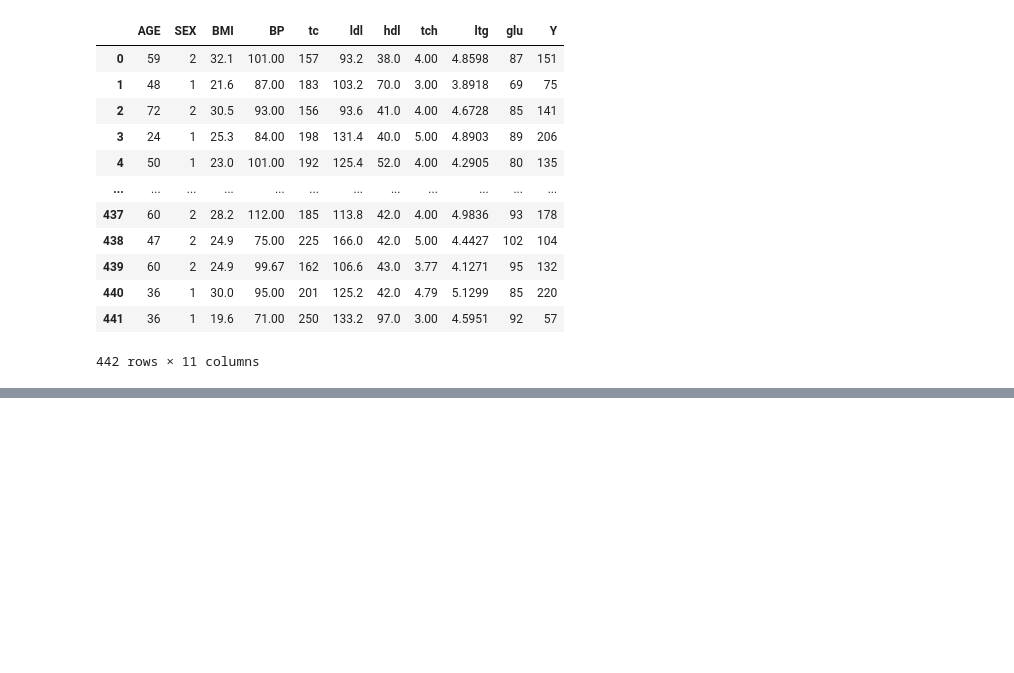
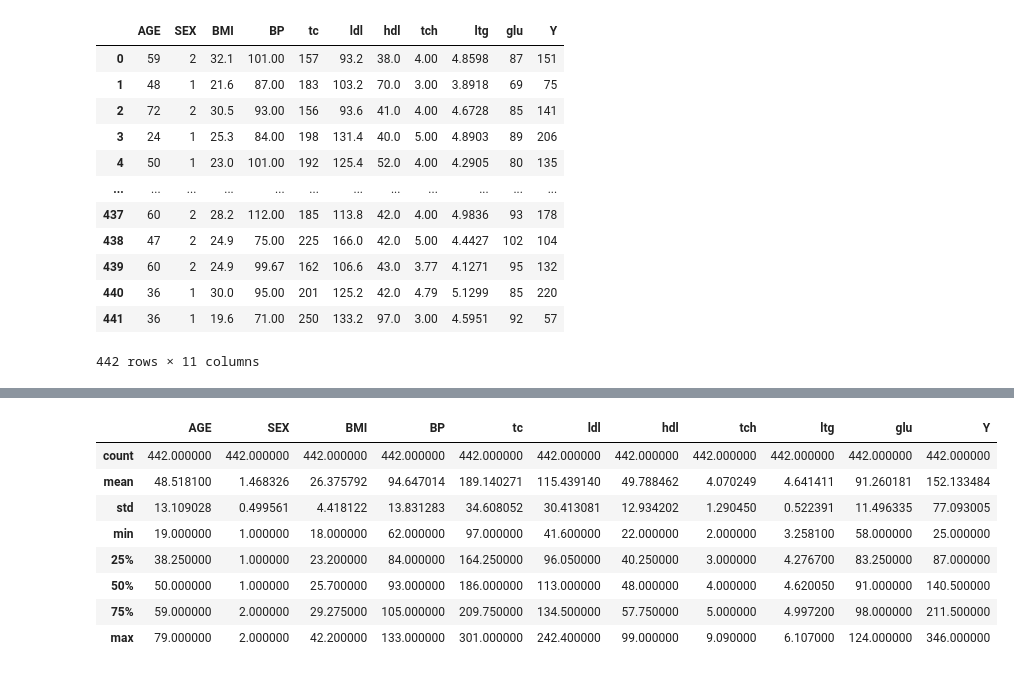
Before and after one commit to AdamDunn22/FinalProject, a Jupyter notebook: EDA.ipynb, the cells around one changed output, grey strips where cells are left out. Saved outputs shown, nothing was run; the diff lists cells and outputs as text; code cells hidden in the pictures; blank space fills up the shorter version.

```diff
--- a/EDA.ipynb
+++ b/EDA.ipynb
@@ -41,0 +63,12 @@ df3
+# %%
+df3.describe(include='all')
+# %% [output]
+|  | AGE | SEX | BMI | BP | tc | ldl | hdl | tch | ltg | glu | Y |
+| count | 442.000000 | 442.000000 | 442.000000 | 442.000000 | 442.000000 | 442.000000 | 442.000000 | 442.000000 | 442.000000 | 442.000000 | 442.000000 |
+| mean | 48.518100 | 1.468326 | 26.375792 | 94.647014 | 189.140271 | 115.439140 | 49.788462 | 4.070249 | 4.641411 | 91.260181 | 152.133484 |
+| std | 13.109028 | 0.499561 | 4.418122 | 13.831283 | 34.608052 | 30.413081 | 12.934202 | 1.290450 | 0.522391 | 11.496335 | 77.093005 |
+| min | 19.000000 | 1.000000 | 18.000000 | 62.000000 | 97.000000 | 41.600000 | 22.000000 | 2.000000 | 3.258100 | 58.000000 | 25.000000 |
+| 25% | 38.250000 | 1.000000 | 23.200000 | 84.000000 | 164.250000 | 96.050000 | 40.250000 | 3.000000 | 4.276700 | 83.250000 | 87.000000 |
+| 50% | 50.000000 | 1.000000 | 25.700000 | 93.000000 | 186.000000 | 113.000000 | 48.000000 | 4.000000 | 4.620050 | 91.000000 | 140.500000 |
+| 75% | 59.000000 | 2.000000 | 29.275000 | 105.000000 | 209.750000 | 134.500000 | 57.750000 | 5.000000 | 4.997200 | 98.000000 | 211.500000 |
+| max | 79.000000 | 2.000000 | 42.200000 | 133.000000 | 301.000000 | 242.400000 | 99.000000 | 9.090000 | 6.107000 | 124.000000 | 346.000000 |
```
Also changed, not shown: parts of 3 cells of this notebook.
